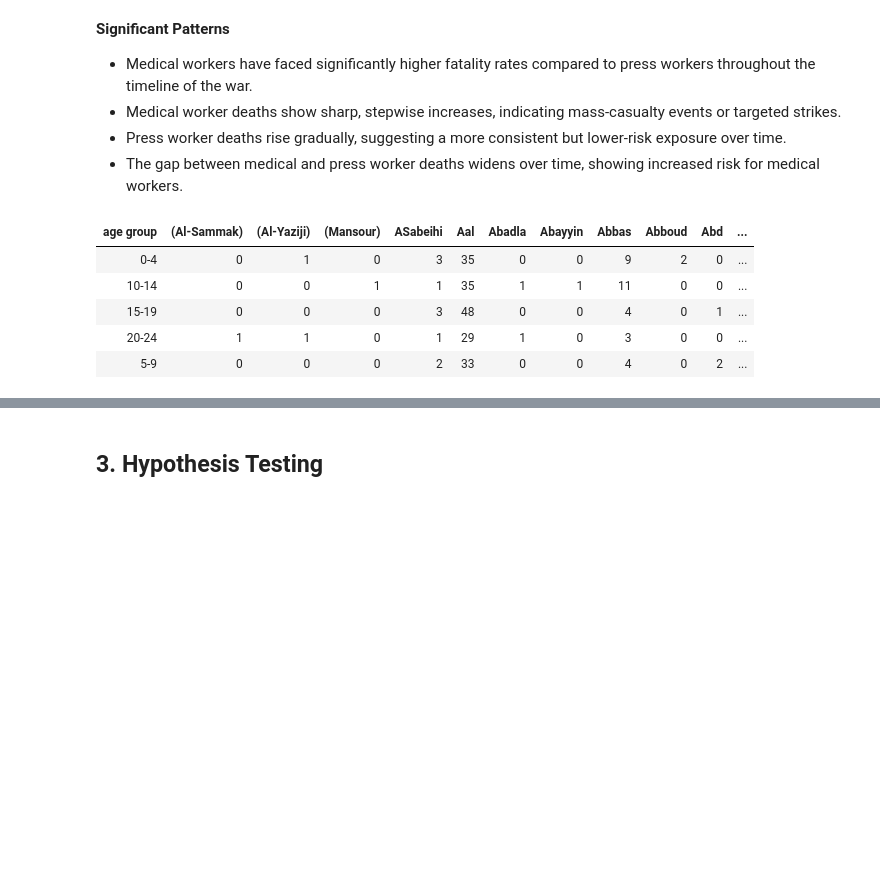
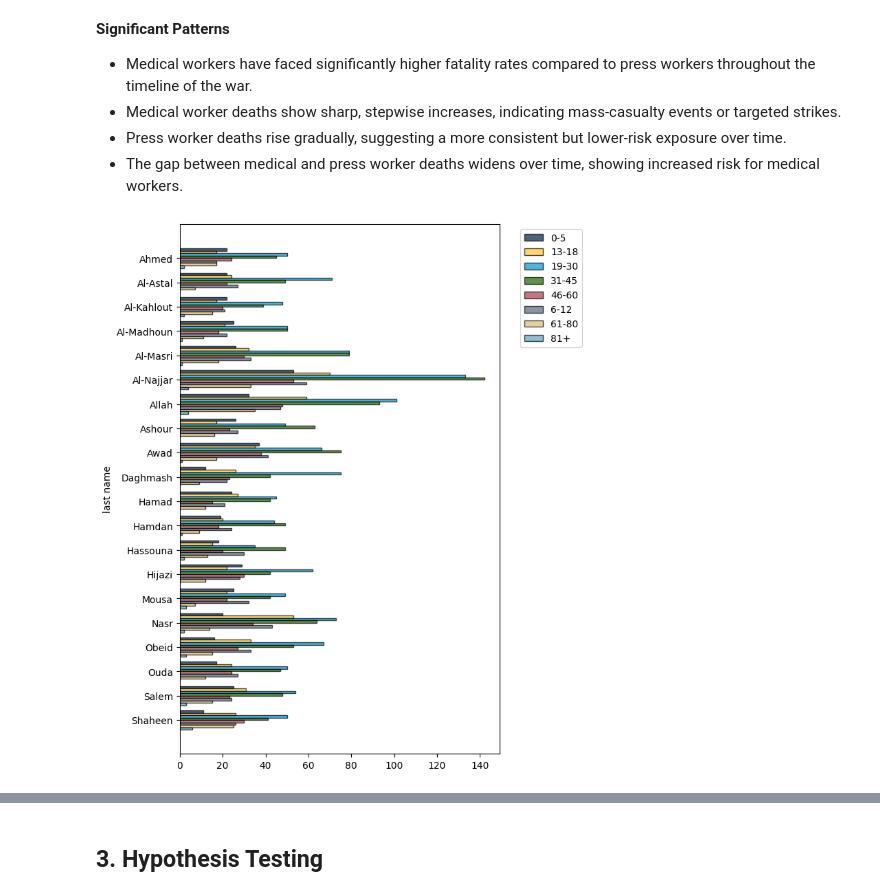
Before and after one commit to shatha-alhazbi/gaza-through-data, a Jupyter notebook: Part B/PartB.ipynb, the cells around one changed output, grey strips where cells are left out. Drawn from its saved outputs; the diff is of its cells as text; code cells hidden in the pictures; blank space fills up the shorter version.

```diff
--- a/Part B/PartB.ipynb
+++ b/Part B/PartB.ipynb
@@ -860,28 +878,39 @@ plt.show()
 # %%
 killed_in_gaza.column('Name').item(0).split(' ')[-1]
 
 def get_last_name(name):
     return name.split(' ')[-1]
 
 lastnames = killed_in_gaza.apply(get_last_name,'Name')
 
-kig_with_lastnames = killed_in_gaza.with_column('last name', lastnames)
+kig_with_lastnames = killed_in_gaza.with_column('last name', lastnames).move_to_start('last name')
 
-top_20 = Table().with_columns('last name', lastnames).group([0]).sort('count', descending=True).take(np.arange(20)).column('last name')
+top_20_lastnames = Table().with_columns('last name', lastnames).group([0]).sort('count', descending=True).take(np.arange(20)).column('last name')
 
-kig_with_lastnames
+deaths_in_top_20_families = kig_with_lastnames.where('last name',are.contained_in(top_20_lastnames))
 
 def age_bins(age):
-    lower_bound = age%5*5
-    upper_bound = lower_bound+4
-    return f"{lower_bound}-{upper_bound}"
+    if age <= 5:
+        return "0-5"
+    elif age <= 12:
+        return "6-12"
+    elif age <= 18:
+        return "13-18"
+    elif age <= 30:
+        return "19-30"
+    elif age <= 45:
+        return "31-45"
+    elif age <= 60:
+        return "46-60"
+    elif age <= 80:
+        return "61-80"
+    else:
+        return "81+"
 
-kig_with_lastnames = kig_with_lastnames.with_column('age group', kig_with_lastnames.apply(age_bins,'Age'))
-kig_with_lastnames.pivot(columns='last name', rows='age group')
+
+deaths_in_top_20_families = deaths_in_top_20_families.with_column('age group', deaths_in_top_20_families.apply(age_bins,'Age'))
+deaths_in_top_20_families
+pivoted = deaths_in_top_20_families.pivot('age group', 'last name')
+pivoted.barh('last name')
 # %% [output]
-| age group | (Al-Sammak) | (Al-Yaziji) | (Mansour) | ASabeihi | Aal | Abadla | Abayyin | Abbas | Abboud | Abd | ... |
-| 0-4 | 0 | 1 | 0 | 3 | 35 | 0 | 0 | 9 | 2 | 0 | ... |
-| 10-14 | 0 | 0 | 1 | 1 | 35 | 1 | 1 | 11 | 0 | 0 | ... |
-| 15-19 | 0 | 0 | 0 | 3 | 48 | 0 | 0 | 4 | 0 | 1 | ... |
-| 20-24 | 1 | 1 | 0 | 1 | 29 | 1 | 0 | 3 | 0 | 0 | ... |
-| 5-9 | 0 | 0 | 0 | 2 | 33 | 0 | 0 | 4 | 0 | 2 | ... |
+[figure, added]
```
Also changed, not shown: parts of 3 cells of this notebook.
